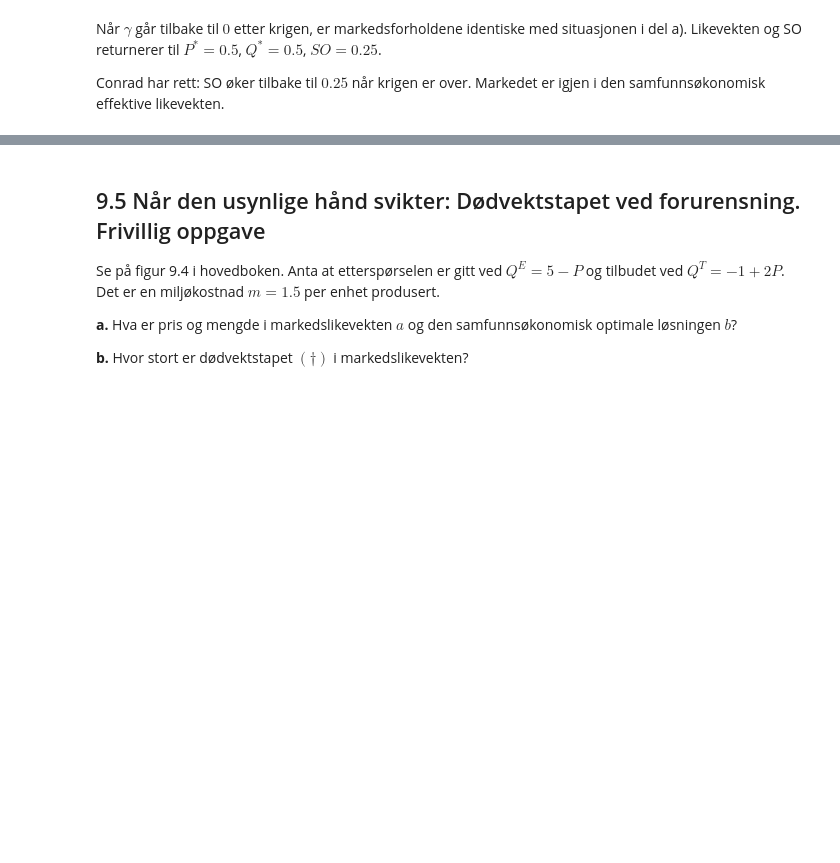
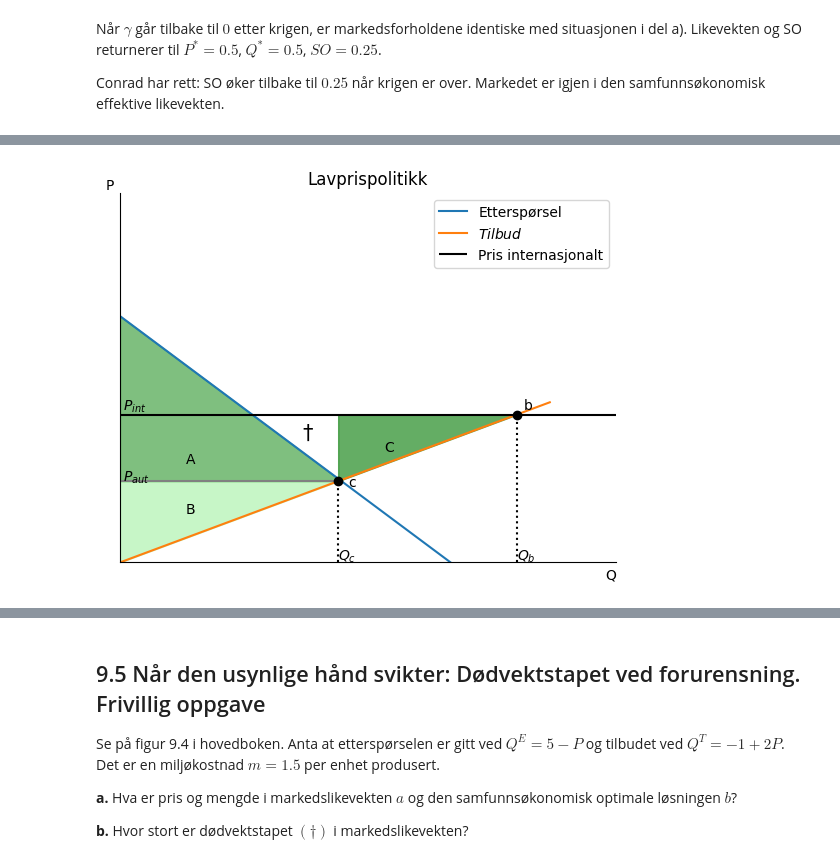
Before and after one commit to uit-sok-1303-v26/uit-sok-1303.v26.github.io, a Jupyter notebook: Markedsteori - Kapittel 9.ipynb, the cells around one changed output, grey strips where cells are left out. Cells and saved outputs as stored; diff of their text form; code cells hidden in the pictures; blank space fills up the shorter version.

```diff
--- a/Markedsteori - Kapittel 9.ipynb
+++ b/Markedsteori - Kapittel 9.ipynb
@@ -632,0 +689,63 @@ Her er det noen ekstra konsepter for de som er interesserte.
+# %%
+# Figur 9.4b
+fig, ax = create_ax()
+P_verdier = np.linspace(0, 1.3, 100)
+
+# Fjerner tallverdier
+ax.set_xticks([])
+ax.set_yticks([])
+
+# Etterspørselskurve
+ax.plot(1 - P_verdier, P_verdier, label='Etterspørsel')
+
+# Tilbudskurve
+ax.plot(-gamma_verdi+ P_verdier, P_verdier/2, label='$Tilbud$')
+
+# Pris internasjonalt
+ax.hlines(0.6, 0, 1.5, color='black', label='Pris internasjonalt')
+ax.annotate('$P_{int}$', (0.01, 0.62))
+
+# Likevektspunkt b
+ax.scatter(1.2, 0.6, color='black', zorder=5)
+ax.annotate('b', (1.22, 0.62))
+
+# Likevektspunkt c
+ax.scatter(0.66, 0.33, color='black', zorder=5)
+ax.annotate('c', (0.69, 0.31))
+
+# Pris autarki
+ax.hlines(0.33, 0, 0.67, color='grey')
+ax.annotate('$P_{aut}$', (0.01, 0.33))
+
+#Kvantum b
+ax.vlines(1.2, 0, 0.6, linestyles ="dotted", color='black')
+ax.annotate('$Q_{b}$', (1.2, 0.01))
+# Kvantum c
+ax.vlines(0.66, 0, 0.33, linestyles="dotted", color="black")
+ax.annotate('$Q_{c}$', (0.66, 0.01))
+
+# Fyller inn områdene
+P_1 = np.linspace(0,0.66,100)
+P_2 = np.linspace(0.66,1.2,100)
+
+# Areal A
+ax.fill_between(P_1, 1 - P_1, 0.33, color='green', alpha=0.5)
+ax.annotate('A', (0.2, 0.4))
+
+# Areal B
+ax.fill_between(P_1, 0.33, P_1/2, color='lightgreen', alpha=0.5)
+ax.annotate('B', (0.2, 0.2))
+
+# Areal C
+ax.fill_between(P_2, 0.6, P_2/2, color='forestgreen', alpha= 0.7)
+ax.annotate('C', (0.8, 0.45))
+
+# Setter inn symbol for dødvektstap
+ax.annotate(r'$\dagger$', (0.55, 0.5), fontsize=15, color='black')
+
+# Tittel
+ax.set_title('Lavprispolitikk')
+
+ax.legend();
+# %% [output]
+[figure, added]
```
Also changed, not shown: parts of 6 cells of this notebook.
